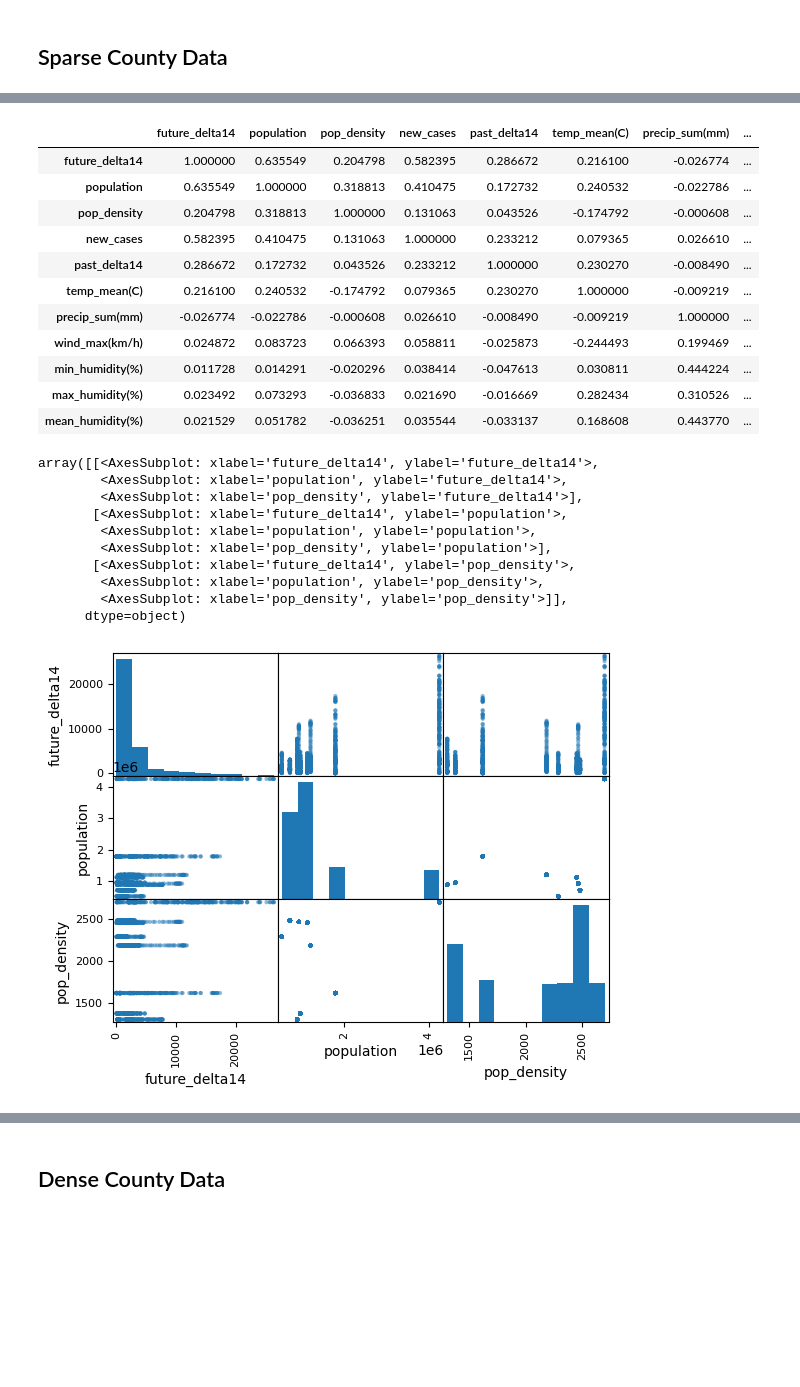
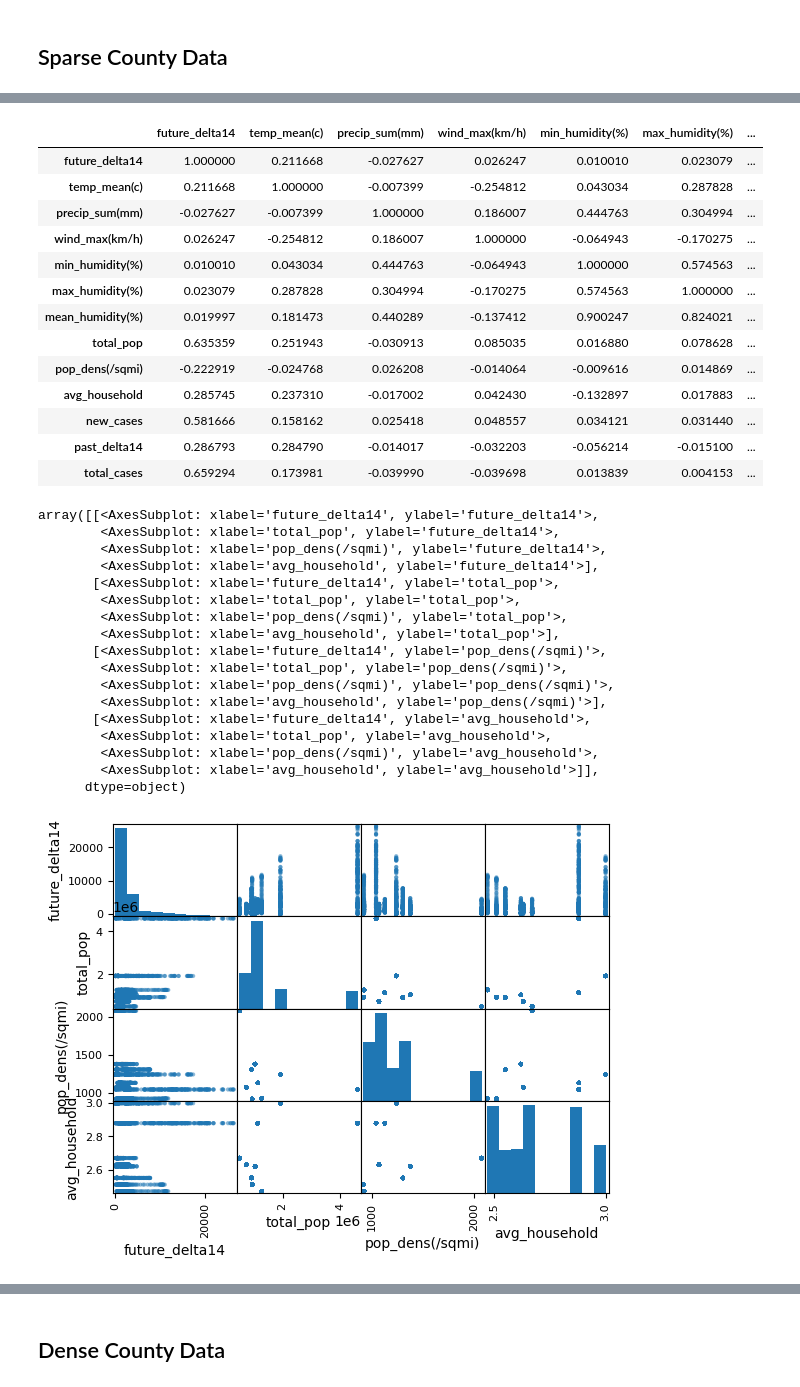
Before and after one commit to ktonge/Covid-and-Weather-Machine-Learning, a Jupyter notebook: data_exploration/covid_analysis.ipynb, the cells around one changed output, grey strips where cells are left out. Cells and saved outputs as stored; diff of their text form; code cells hidden in the pictures; blank space fills up the shorter version.

```diff
--- a/data_exploration/covid_analysis.ipynb
+++ b/data_exploration/covid_analysis.ipynb
@@ -107,2 +82,14 @@ dense_weather_covid_df = dense_covid_df.merge(dense_weather_df,on=['date','count
+# %%
+# Select only those columns to keep
+sparse_weather_covid_county_df = sparse_weather_covid_county_df[target + weather_features + county_features + covid_features]
+dense_weather_covid_county_df = dense_weather_covid_county_df[target + weather_features + county_features + covid_features]
+# %%
+# Ensure columns are of string type
+sparse_weather_covid_county_df.columns = sparse_weather_covid_county_df.columns.astype(str)
+dense_weather_covid_county_df.columns = dense_weather_covid_county_df.columns.astype(str)
+# %%
+# Drop rows with null data
+sparse = sparse_weather_covid_county_df.dropna()
+dense = dense_weather_covid_county_df.dropna()
 # %%
 # Verify Sparse Data
@@ -127,6 +113,0 @@ dense_weather_covid_df.head()
-# %%
-# Set Feature categories
-weather_features = ['temp_mean(C)','precip_sum(mm)','wind_max(km/h)','min_humidity(%)','max_humidity(%)','mean_humidity(%)']
-county_features = ['population','pop_density']
-covid_features = ['new_cases','past_delta14']
-target = ['future_delta14']
@@ -154,32 +170,41 @@ sparse_weather_covid_df.describe()
 # %%
-sparse_weather_covid_df.corr()
+sparse.corr()
 # %% [output]
-|  | future_delta14 | population | pop_density | new_cases | past_delta14 | temp_mean(C) | precip_sum(mm) | ... |
-| future_delta14 | 1.000000 | 0.635549 | 0.204798 | 0.582395 | 0.286672 | 0.216100 | -0.026774 | ... |
-| population | 0.635549 | 1.000000 | 0.318813 | 0.410475 | 0.172732 | 0.240532 | -0.022786 | ... |
-| pop_density | 0.204798 | 0.318813 | 1.000000 | 0.131063 | 0.043526 | -0.174792 | -0.000608 | ... |
-| new_cases | 0.582395 | 0.410475 | 0.131063 | 1.000000 | 0.233212 | 0.079365 | 0.026610 | ... |
-| past_delta14 | 0.286672 | 0.172732 | 0.043526 | 0.233212 | 1.000000 | 0.230270 | -0.008490 | ... |
-| temp_mean(C) | 0.216100 | 0.240532 | -0.174792 | 0.079365 | 0.230270 | 1.000000 | -0.009219 | ... |
-| precip_sum(mm) | -0.026774 | -0.022786 | -0.000608 | 0.026610 | -0.008490 | -0.009219 | 1.000000 | ... |
-| wind_max(km/h) | 0.024872 | 0.083723 | 0.066393 | 0.058811 | -0.025873 | -0.244493 | 0.199469 | ... |
-| min_humidity(%) | 0.011728 | 0.014291 | -0.020296 | 0.038414 | -0.047613 | 0.030811 | 0.444224 | ... |
-| max_humidity(%) | 0.023492 | 0.073293 | -0.036833 | 0.021690 | -0.016669 | 0.282434 | 0.310526 | ... |
-| mean_humidity(%) | 0.021529 | 0.051782 | -0.036251 | 0.035544 | -0.033137 | 0.168608 | 0.443770 | ... |
+|  | future_delta14 | temp_mean(c) | precip_sum(mm) | wind_max(km/h) | min_humidity(%) | max_humidity(%) | ... |
+| future_delta14 | 1.000000 | 0.211668 | -0.027627 | 0.026247 | 0.010010 | 0.023079 | ... |
+| temp_mean(c) | 0.211668 | 1.000000 | -0.007399 | -0.254812 | 0.043034 | 0.287828 | ... |
+| precip_sum(mm) | -0.027627 | -0.007399 | 1.000000 | 0.186007 | 0.444763 | 0.304994 | ... |
+| wind_max(km/h) | 0.026247 | -0.254812 | 0.186007 | 1.000000 | -0.064943 | -0.170275 | ... |
+| min_humidity(%) | 0.010010 | 0.043034 | 0.444763 | -0.064943 | 1.000000 | 0.574563 | ... |
+| max_humidity(%) | 0.023079 | 0.287828 | 0.304994 | -0.170275 | 0.574563 | 1.000000 | ... |
+| mean_humidity(%) | 0.019997 | 0.181473 | 0.440289 | -0.137412 | 0.900247 | 0.824021 | ... |
+| total_pop | 0.635359 | 0.251943 | -0.030913 | 0.085035 | 0.016880 | 0.078628 | ... |
+| pop_dens(/sqmi) | -0.222919 | -0.024768 | 0.026208 | -0.014064 | -0.009616 | 0.014869 | ... |
+| avg_household | 0.285745 | 0.237310 | -0.017002 | 0.042430 | -0.132897 | 0.017883 | ... |
+| new_cases | 0.581666 | 0.158162 | 0.025418 | 0.048557 | 0.034121 | 0.031440 | ... |
+| past_delta14 | 0.286793 | 0.284790 | -0.014017 | -0.032203 | -0.056214 | -0.015100 | ... |
+| total_cases | 0.659294 | 0.173981 | -0.039990 | -0.039698 | 0.013839 | 0.004153 | ... |
 # %%
 # Scatter plot for target with county features
-pd.plotting.scatter_matrix(sparse_weather_covid_df[target + county_features])
+pd.plotting.scatter_matrix(sparse[target + county_features])
 # %% [output]
 array([[<AxesSubplot: xlabel='future_delta14', ylabel='future_delta14'>,
-        <AxesSubplot: xlabel='population', ylabel='future_delta14'>,
-        <AxesSubplot: xlabel='pop_density', ylabel='future_delta14'>],
-       [<AxesSubplot: xlabel='future_delta14', ylabel='population'>,
-        <AxesSubplot: xlabel='population', ylabel='population'>,
-        <AxesSubplot: xlabel='pop_density', ylabel='population'>],
-       [<AxesSubplot: xlabel='future_delta14', ylabel='pop_density'>,
-        <AxesSubplot: xlabel='population', ylabel='pop_density'>,
-        <AxesSubplot: xlabel='pop_density', ylabel='pop_density'>]],
+        <AxesSubplot: xlabel='total_pop', ylabel='future_delta14'>,
+        <AxesSubplot: xlabel='pop_dens(/sqmi)', ylabel='future_delta14'>,
+        <AxesSubplot: xlabel='avg_household', ylabel='future_delta14'>],
+       [<AxesSubplot: xlabel='future_delta14', ylabel='total_pop'>,
+        <AxesSubplot: xlabel='total_pop', ylabel='total_pop'>,
+        <AxesSubplot: xlabel='pop_dens(/sqmi)', ylabel='total_pop'>,
+        <AxesSubplot: xlabel='avg_household', ylabel='total_pop'>],
+       [<AxesSubplot: xlabel='future_delta14', ylabel='pop_dens(/sqmi)'>,
+        <AxesSubplot: xlabel='total_pop', ylabel='pop_dens(/sqmi)'>,
+        <AxesSubplot: xlabel='pop_dens(/sqmi)', ylabel='pop_dens(/sqmi)'>,
+        <AxesSubplot: xlabel='avg_household', ylabel='pop_dens(/sqmi)'>],
+       [<AxesSubplot: xlabel='future_delta14', ylabel='avg_household'>,
+        <AxesSubplot: xlabel='total_pop', ylabel='avg_household'>,
+        <AxesSubplot: xlabel='pop_dens(/sqmi)', ylabel='avg_household'>,
+        <AxesSubplot: xlabel='avg_household', ylabel='avg_household'>]],
       dtype=object)
-[figure, old version]
+[figure, new version]
 # %%
 # Scatter plot for target with covid features
```
Also changed, not shown: parts of 29 cells of this notebook, 12 other files.
